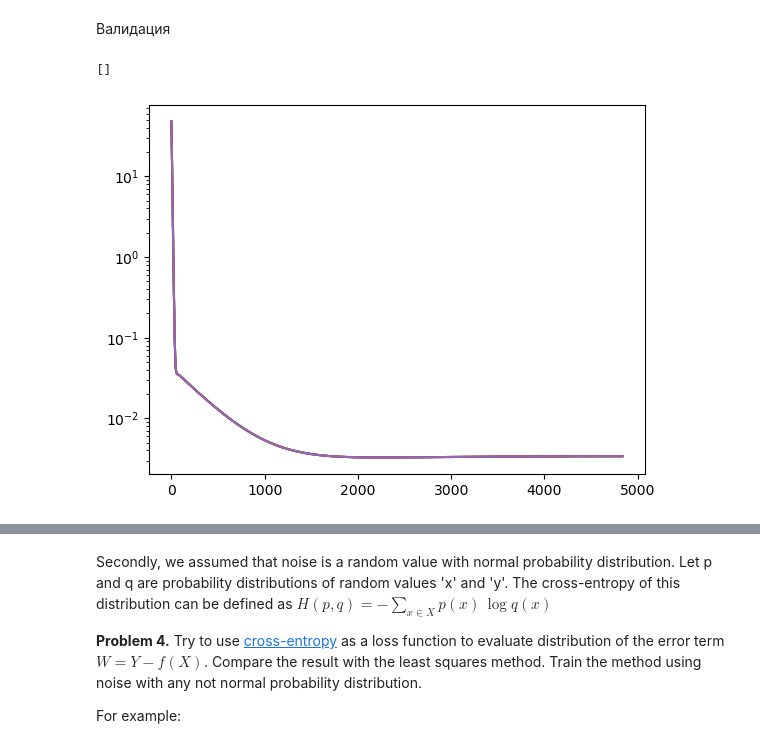
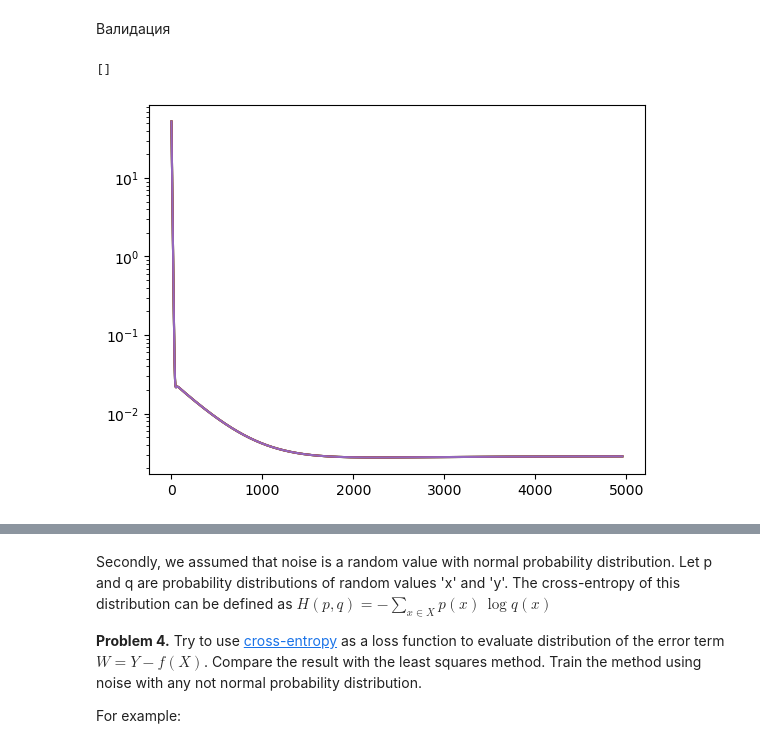
Before and after one commit to EHAT32/mlInPhysics, a Jupyter notebook: lab1.ipynb, the cells around one changed output, grey strips where cells are left out. Saved outputs shown, nothing was run; the diff lists cells and outputs as text; code cells hidden in the pictures.

```diff
--- a/lab1.ipynb
+++ b/lab1.ipynb
@@ -373,11 +372,11 @@ plt.semilogy()
 Валидация
 # %%
 for i in range(train_num):
-    plt.plot(np.arange(len(cross_train[i])), cross_validate[i])
+    plt.plot(np.arange(len(cross_validate[i])), cross_validate[i])
 plt.semilogy()
 # %% [output]
 []
-[figure, old version]
+[figure, new version]
 # %%
 plt.scatter(X, f_exp(X, theta), s = 3, label = 'приближение')
 plt.scatter(X, Y, s = 3, label ='данные')
```
Also changed, not shown: parts of 19 cells of this notebook.
